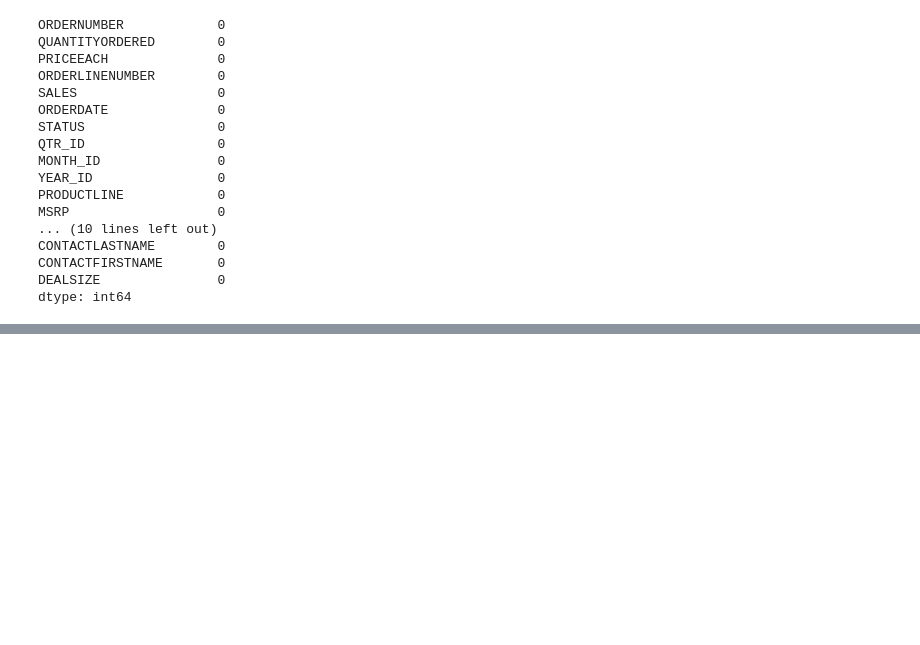
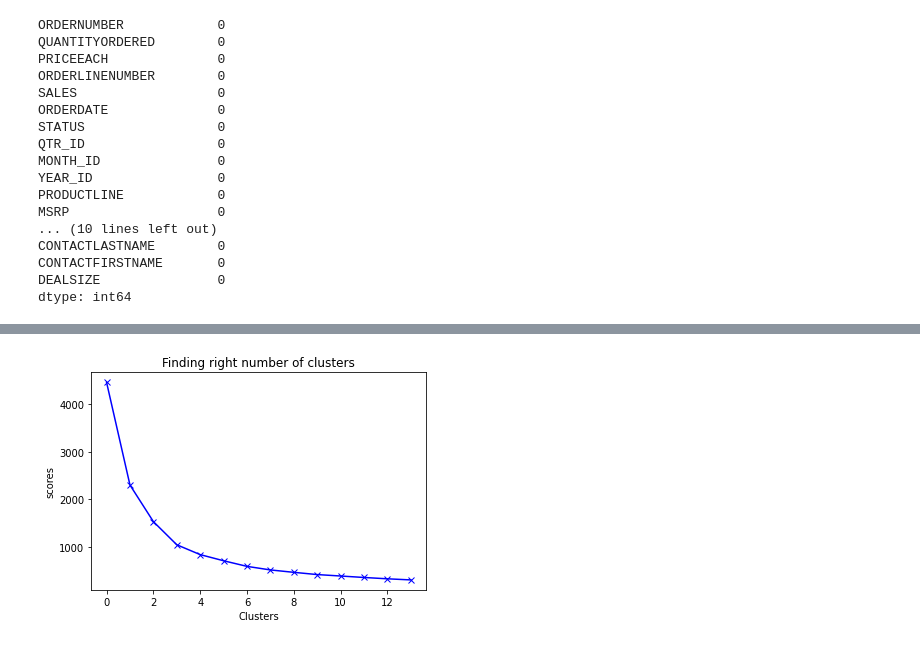
Before and after one commit to Monalika-P/Customer-Segemntation, a Jupyter notebook: Customer_Segmentation.ipynb, the cells around one changed output, grey strips where cells are left out. Drawn from its saved outputs; the diff is of its cells as text; code cells hidden in the pictures; blank space fills up the shorter version.

```diff
--- a/Customer_Segmentation.ipynb
+++ b/Customer_Segmentation.ipynb
@@ -165,0 +599,18 @@ sales_df.head()
+# %%
+input_df = Input(shape = (37,))
+x = Dense(50, activation = 'relu')(input_df)
+x = Dense(500, activation = 'relu', kernel_initializer = 'glorot_uniform')(x)
+x = Dense(500, activation = 'relu', kernel_initializer = 'glorot_uniform')(x)
+x = Dense(2000, activation = 'relu', kernel_initializer = 'glorot_uniform')(x)
+encoded = Dense(8, activation = 'relu', kernel_initializer = 'glorot_uniform')(x)
+x = Dense(2000, activation = 'relu', kernel_initializer = 'glorot_uniform')(encoded)
+x = Dense(500, activation = 'relu', kernel_initializer = 'glorot_uniform')(x)
+decoded = Dense(37, kernel_initializer = 'glorot_uniform')(x)
+
+# autoencoder
+autoencoder = Model(input_df, decoded)
+
+# encoder - used for dimensionality reduction
+encoder = Model(input_df, encoded)
+
+autoencoder.compile(optimizer = 'adam', loss='mean_squared_error')
@@ -165,0 +640,19 @@ sales_df.head()
+# %%
+pred = encoder.predict(sales_df_scaled)
+# %%
+scores = []
+
+range_values = range(1, 15)
+
+for i in range_values:
+  kmeans = KMeans(n_clusters = i)
+  kmeans.fit(pred)
+  scores.append(kmeans.inertia_)
+
+plt.plot(scores, 'bx-')
+plt.title('Finding right number of clusters')
+plt.xlabel('Clusters')
+plt.ylabel('scores')
+plt.show()
+# %% [output]
+[figure, added]
```
Also changed, not shown: parts of 80 cells of this notebook.
